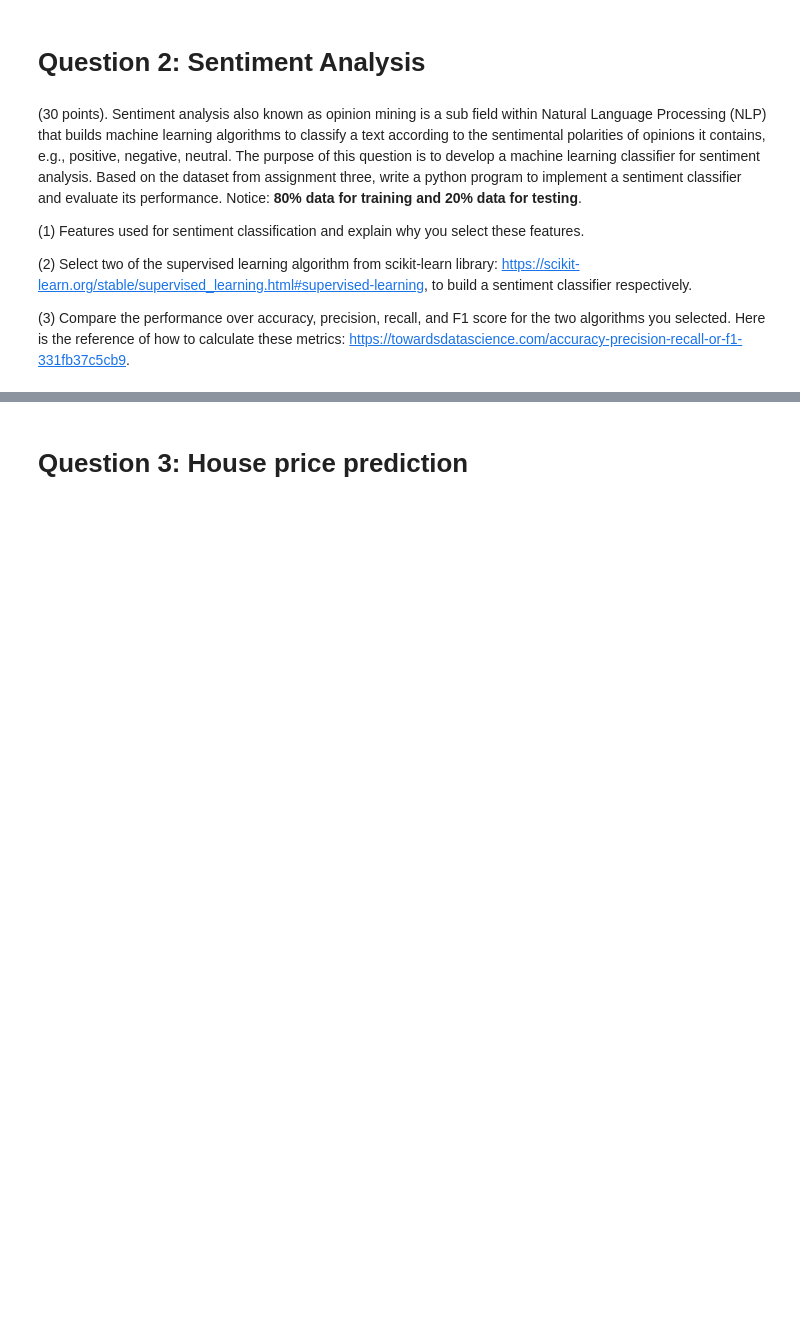
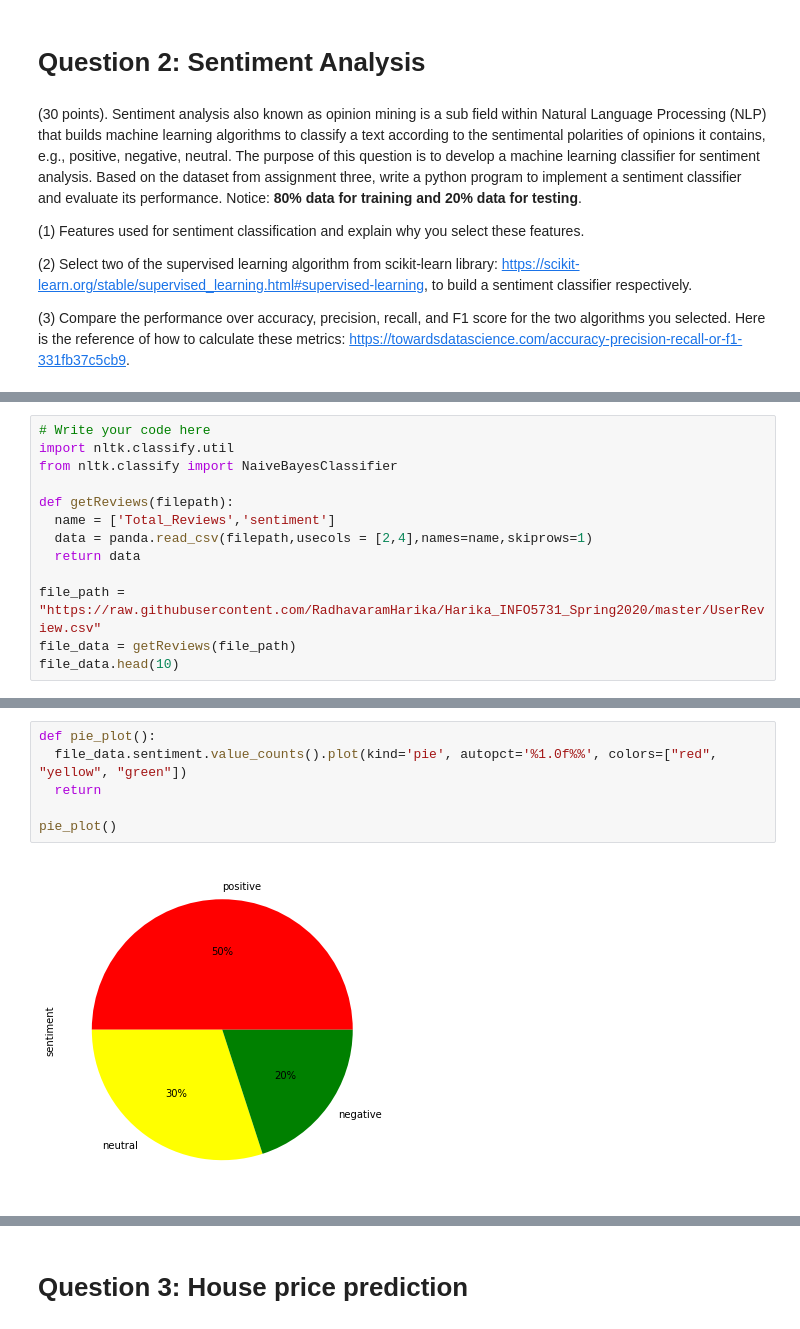
Before and after one commit to RadhavaramHarika/Harika_INFO5731_Spring2020, a Jupyter notebook: Harika_INFO5731_Assignment_Four.ipynb, the cells around one changed output, grey strips where cells are left out. Drawn from its saved outputs; the diff is of its cells as text; blank space fills up the shorter version.

```diff
--- a/Harika_INFO5731_Assignment_Four.ipynb
+++ b/Harika_INFO5731_Assignment_Four.ipynb
@@ -363,0 +374,13 @@ df_dominant_topics
+# %%
+# Write your code here
+import nltk.classify.util
+from nltk.classify import NaiveBayesClassifier
+
+def getReviews(filepath):
+  name = ['Total_Reviews','sentiment']
+  data = panda.read_csv(filepath,usecols = [2,4],names=name,skiprows=1)
+  return data
+
+file_path = "https://raw.githubusercontent.com/RadhavaramHarika/Harika_INFO5731_Spring2020/master/UserReview.csv"
+file_data = getReviews(file_path)
+file_data.head(10)
@@ -363,0 +399,8 @@ df_dominant_topics
+# %%
+def pie_plot():
+  file_data.sentiment.value_counts().plot(kind='pie', autopct='%1.0f%%', colors=["red", "yellow", "green"])
+  return
+
+pie_plot()
+# %% [output]
+[figure, added]
```
Also changed, not shown: parts of 21 cells of this notebook.
